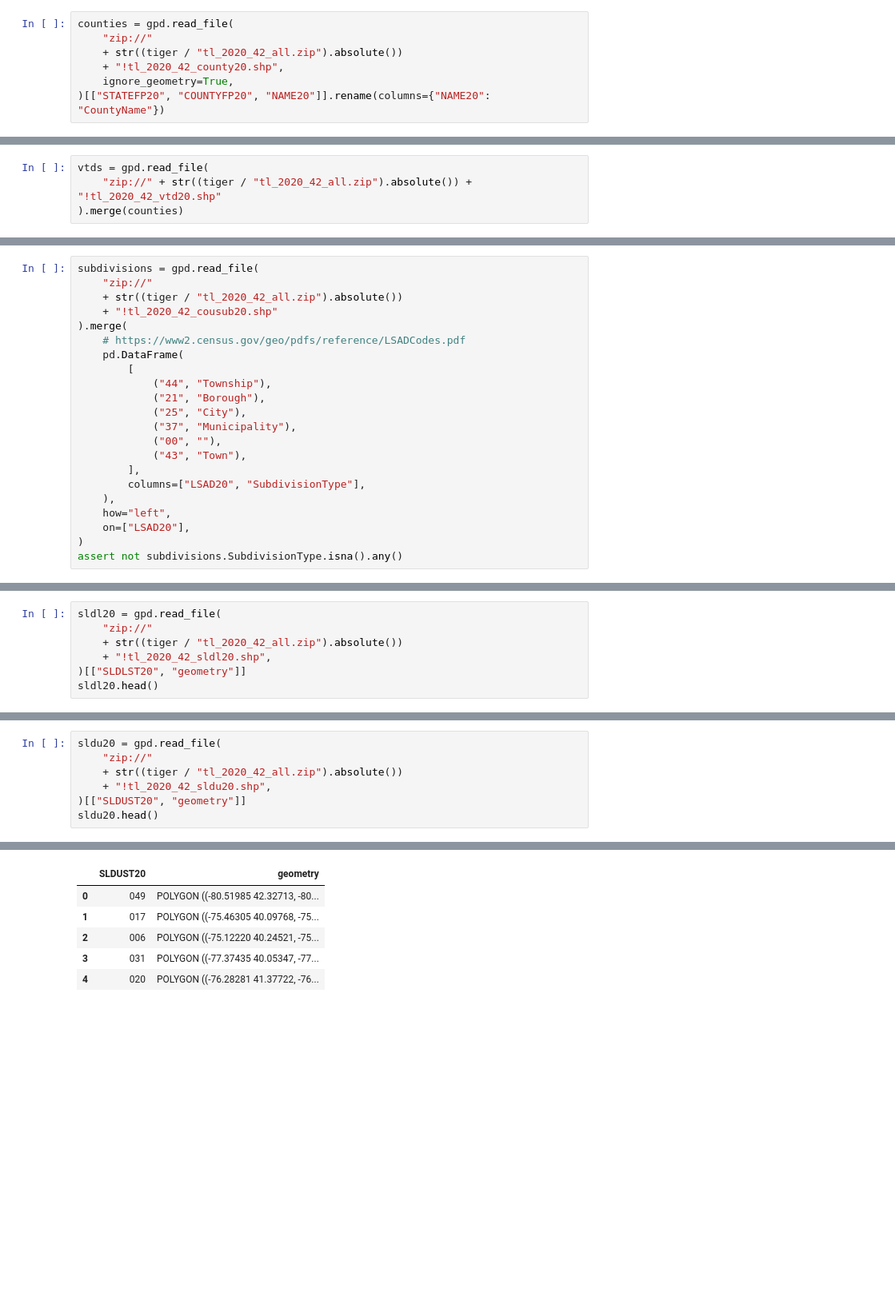
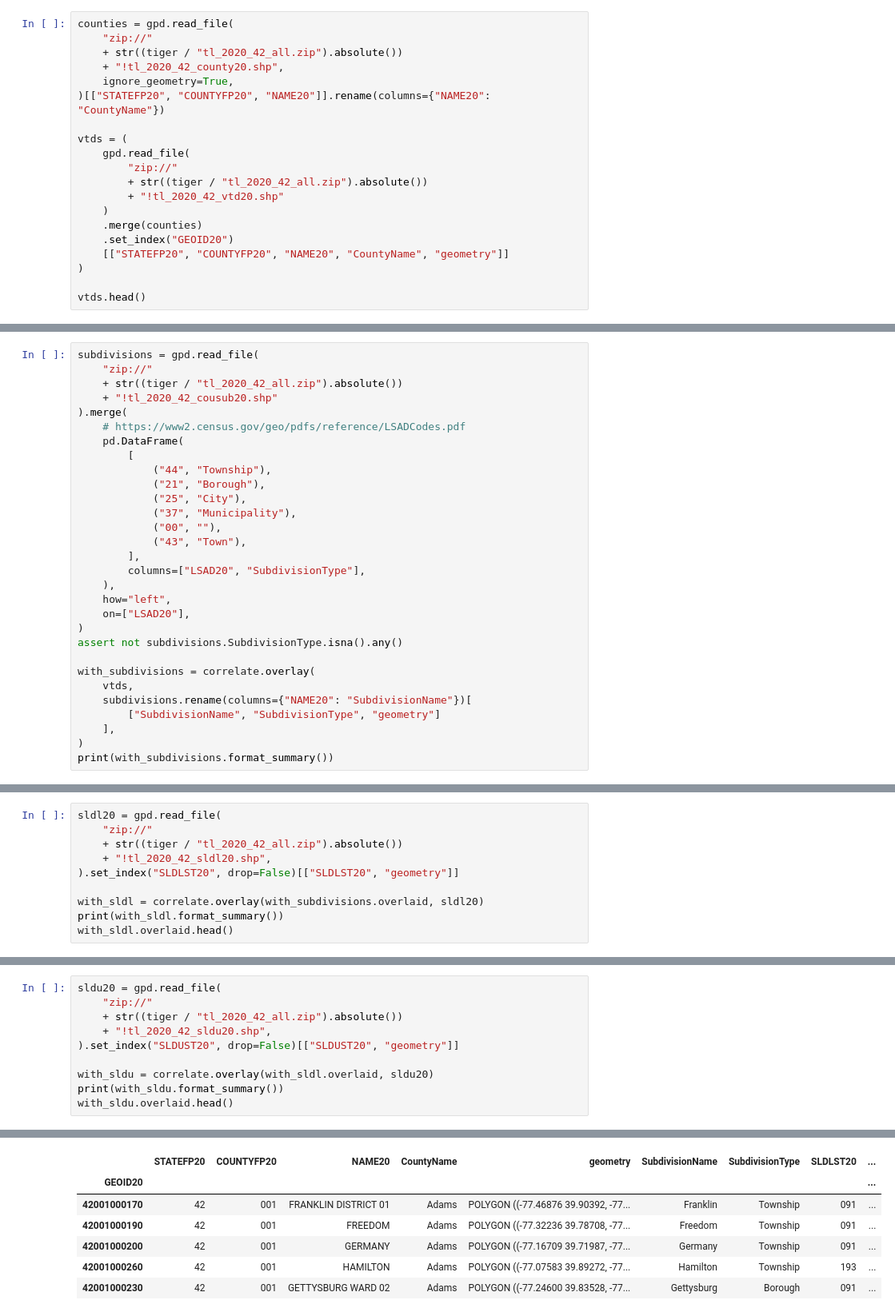
Before and after one commit to tdsmith/reverse-coattails, a Jupyter notebook: vignettes/pa.ipynb, the cells around one changed output, grey strips where cells are left out. Shown: that part at 80% size. Saved outputs shown, nothing was run; the diff lists cells and outputs as text; blank space fills up the shorter version.

```diff
--- a/vignettes/pa.ipynb
+++ b/vignettes/pa.ipynb
@@ -94,3 +18,16 @@ counties = gpd.read_file(
     + "!tl_2020_42_county20.shp",
     ignore_geometry=True,
 )[["STATEFP20", "COUNTYFP20", "NAME20"]].rename(columns={"NAME20": "CountyName"})
+
+vtds = (
+    gpd.read_file(
+        "zip://"
+        + str((tiger / "tl_2020_42_all.zip").absolute())
+        + "!tl_2020_42_vtd20.shp"
+    )
+    .merge(counties)
+    .set_index("GEOID20")
+    [["STATEFP20", "COUNTYFP20", "NAME20", "CountyName", "geometry"]]
+)
+
+vtds.head()
@@ -97,4 +41,0 @@ counties = gpd.read_file(
-# %%
-vtds = gpd.read_file(
-    "zip://" + str((tiger / "tl_2020_42_all.zip").absolute()) + "!tl_2020_42_vtd20.shp"
-).merge(counties)
@@ -129,3 +61,11 @@ subdivisions = gpd.read_file(
     on=["LSAD20"],
 )
 assert not subdivisions.SubdivisionType.isna().any()
+
+with_subdivisions = correlate.overlay(
+    vtds,
+    subdivisions.rename(columns={"NAME20": "SubdivisionName"})[
+        ["SubdivisionName", "SubdivisionType", "geometry"]
+    ],
+)
+print(with_subdivisions.format_summary())
@@ -194,6 +94,9 @@ sldl20 = gpd.read_file(
     "zip://"
     + str((tiger / "tl_2020_42_all.zip").absolute())
     + "!tl_2020_42_sldl20.shp",
-)[["SLDLST20", "geometry"]]
-sldl20.head()
+).set_index("SLDLST20", drop=False)[["SLDLST20", "geometry"]]
+
+with_sldl = correlate.overlay(with_subdivisions.overlaid, sldl20)
+print(with_sldl.format_summary())
+with_sldl.overlaid.head()
 # %% [output]
@@ -303,6 +116,9 @@ sldu20 = gpd.read_file(
     "zip://"
     + str((tiger / "tl_2020_42_all.zip").absolute())
     + "!tl_2020_42_sldu20.shp",
-)[["SLDUST20", "geometry"]]
-sldu20.head()
+).set_index("SLDUST20", drop=False)[["SLDUST20", "geometry"]]
+
+with_sldu = correlate.overlay(with_sldl.overlaid, sldu20)
+print(with_sldu.format_summary())
+with_sldu.overlaid.head()
 # %% [output]
@@ -309,6 +129,7 @@ sldu20.head()
-|  | SLDUST20 | geometry |
-| 0 | 049 | POLYGON ((-80.51985 42.32713, -80... |
-| 1 | 017 | POLYGON ((-75.46305 40.09768, -75... |
-| 2 | 006 | POLYGON ((-75.12220 40.24521, -75... |
-| 3 | 031 | POLYGON ((-77.37435 40.05347, -77... |
-| 4 | 020 | POLYGON ((-76.28281 41.37722, -76... |
+|  | STATEFP20 | COUNTYFP20 | NAME20 | CountyName | geometry | SubdivisionName | SubdivisionType | SLDLST20 | ... |
+| GEOID20 |  |  |  |  |  |  |  |  | ... |
+| 42001000170 | 42 | 001 | FRANKLIN DISTRICT 01 | Adams | POLYGON ((-77.46876 39.90392, -77... | Franklin | Township | 091 | ... |
+| 42001000190 | 42 | 001 | FREEDOM | Adams | POLYGON ((-77.32236 39.78708, -77... | Freedom | Township | 091 | ... |
+| 42001000200 | 42 | 001 | GERMANY | Adams | POLYGON ((-77.16709 39.71987, -77... | Germany | Township | 091 | ... |
+| 42001000260 | 42 | 001 | HAMILTON | Adams | POLYGON ((-77.07583 39.89272, -77... | Hamilton | Township | 193 | ... |
+| 42001000230 | 42 | 001 | GETTYSBURG WARD 02 | Adams | POLYGON ((-77.24600 39.83528, -77... | Gettysburg | Borough | 091 | ... |
```
Also changed, not shown: parts of 24 cells of this notebook, 1 other file.
